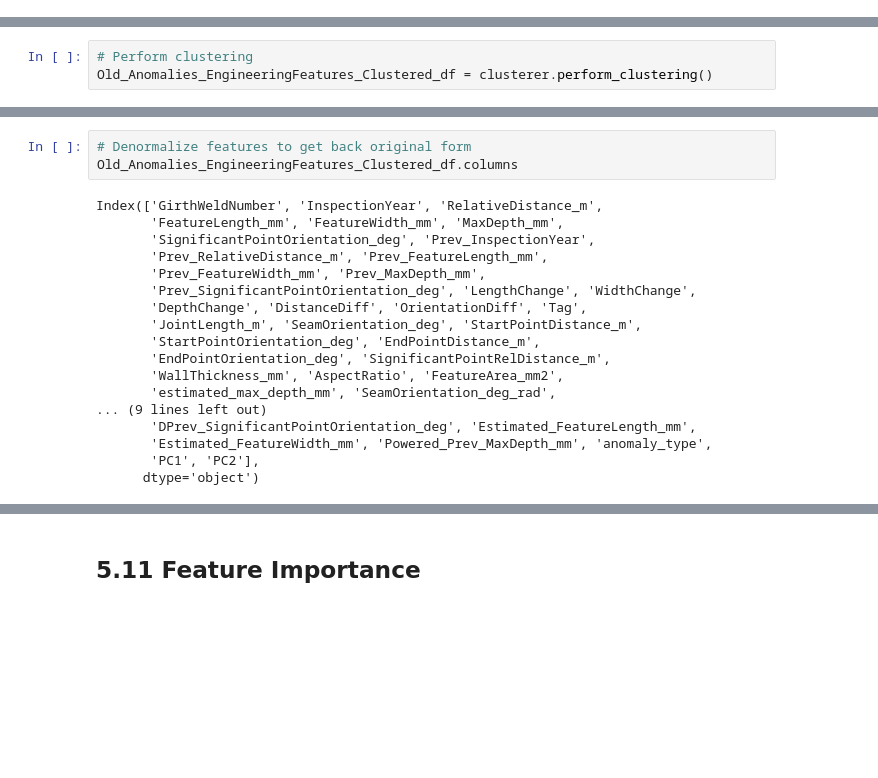
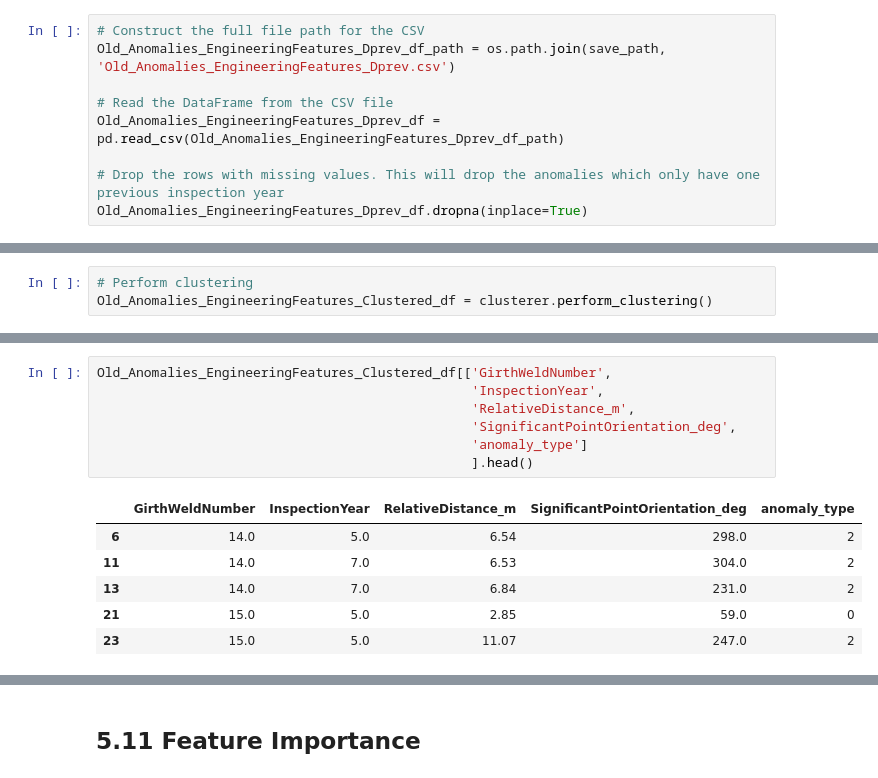
Before and after one commit to Farhad-Davaripour/AI_Applications_in_Pipeline_Engineering, a Jupyter notebook: demo.ipynb, the cells around one changed output, grey strips where cells are left out. Saved outputs shown, nothing was run; the diff lists cells and outputs as text; blank space fills up the shorter version.

```diff
--- a/demo.ipynb
+++ b/demo.ipynb
@@ -420 +448,10 @@ Anomalies_EngineeringFeatures_Tagging_df = pd.read_csv(Anomaly_mapped_tagged_df_
+# %%
+# Construct the full file path for the CSV
+Old_Anomalies_EngineeringFeatures_Dprev_df_path = os.path.join(save_path, 'Old_Anomalies_EngineeringFeatures_Dprev.csv')
+
+# Read the DataFrame from the CSV file
+Old_Anomalies_EngineeringFeatures_Dprev_df = pd.read_csv(Old_Anomalies_EngineeringFeatures_Dprev_df_path)
+
+# Drop the rows with missing values. This will drop the anomalies which only have one previous inspection year
+Old_Anomalies_EngineeringFeatures_Dprev_df.dropna(inplace=True)
 # %% [markdown]
@@ -516,21 +518,14 @@ clusterer.plot_pca_explained_variance()
-# %%
-# Denormalize features to get back original form
-Old_Anomalies_EngineeringFeatures_Clustered_df.columns
-# %% [output]
-Index(['GirthWeldNumber', 'InspectionYear', 'RelativeDistance_m',
-       'FeatureLength_mm', 'FeatureWidth_mm', 'MaxDepth_mm',
-       'SignificantPointOrientation_deg', 'Prev_InspectionYear',
-       'Prev_RelativeDistance_m', 'Prev_FeatureLength_mm',
-       'Prev_FeatureWidth_mm', 'Prev_MaxDepth_mm',
-       'Prev_SignificantPointOrientation_deg', 'LengthChange', 'WidthChange',
-       'DepthChange', 'DistanceDiff', 'OrientationDiff', 'Tag',
-       'JointLength_m', 'SeamOrientation_deg', 'StartPointDistance_m',
-       'StartPointOrientation_deg', 'EndPointDistance_m',
-       'EndPointOrientation_deg', 'SignificantPointRelDistance_m',
-       'WallThickness_mm', 'AspectRatio', 'FeatureArea_mm2',
-       'estimated_max_depth_mm', 'SeamOrientation_deg_rad',
-... (9 lines left out)
-       'DPrev_SignificantPointOrientation_deg', 'Estimated_FeatureLength_mm',
-       'Estimated_FeatureWidth_mm', 'Powered_Prev_MaxDepth_mm', 'anomaly_type',
-       'PC1', 'PC2'],
-      dtype='object')
+# %%
+Old_Anomalies_EngineeringFeatures_Clustered_df[['GirthWeldNumber',
+                                                'InspectionYear',
+                                                'RelativeDistance_m',
+                                                'SignificantPointOrientation_deg',
+                                                'anomaly_type']
+                                                ].head()
+# %% [output]
+|  | GirthWeldNumber | InspectionYear | RelativeDistance_m | SignificantPointOrientation_deg | anomaly_type |
+| 6 | 14.0 | 5.0 | 6.54 | 298.0 | 2 |
+| 11 | 14.0 | 7.0 | 6.53 | 304.0 | 2 |
+| 13 | 14.0 | 7.0 | 6.84 | 231.0 | 2 |
+| 21 | 15.0 | 5.0 | 2.85 | 59.0 | 0 |
+| 23 | 15.0 | 5.0 | 11.07 | 247.0 | 2 |
```
Also changed, not shown: parts of 53 cells of this notebook.
